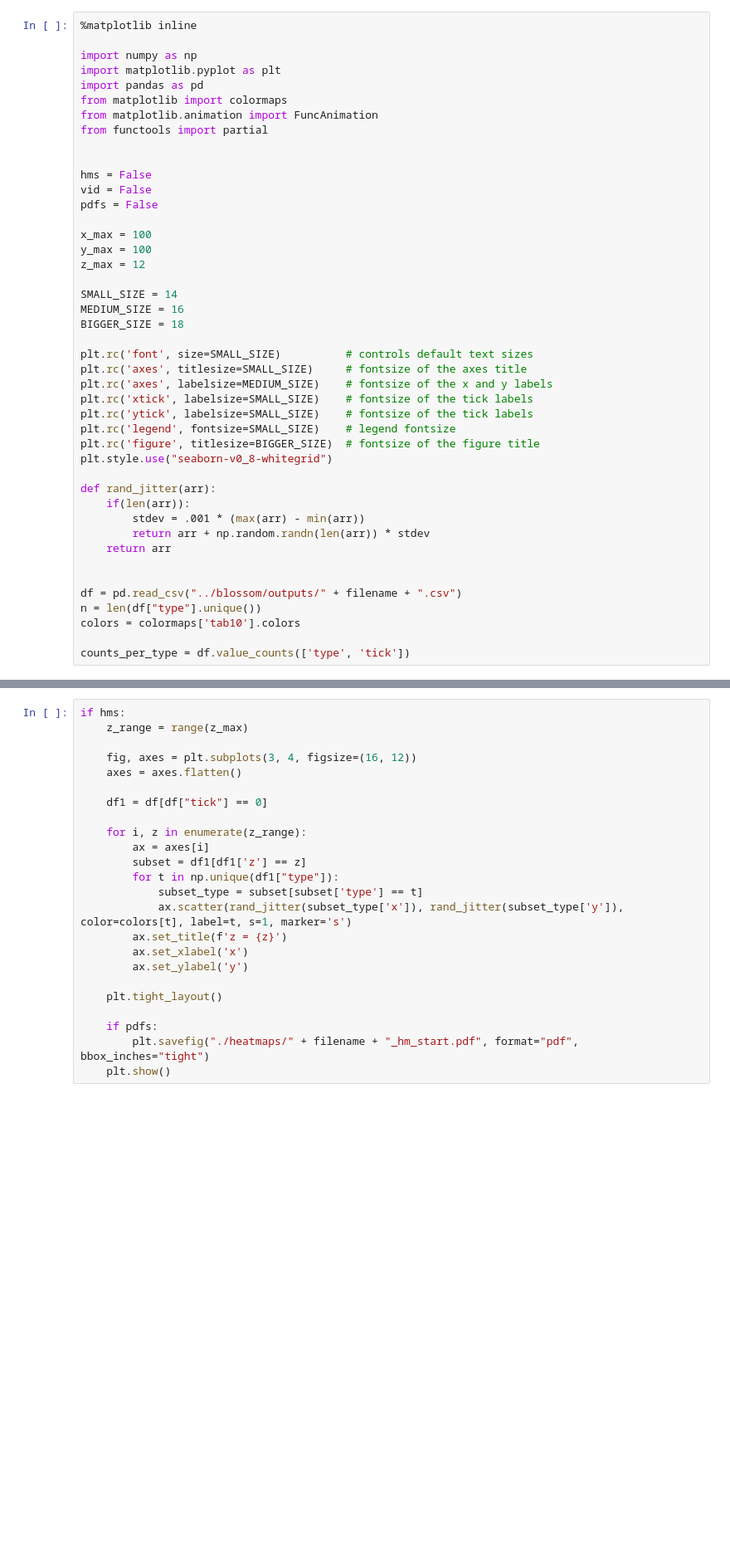
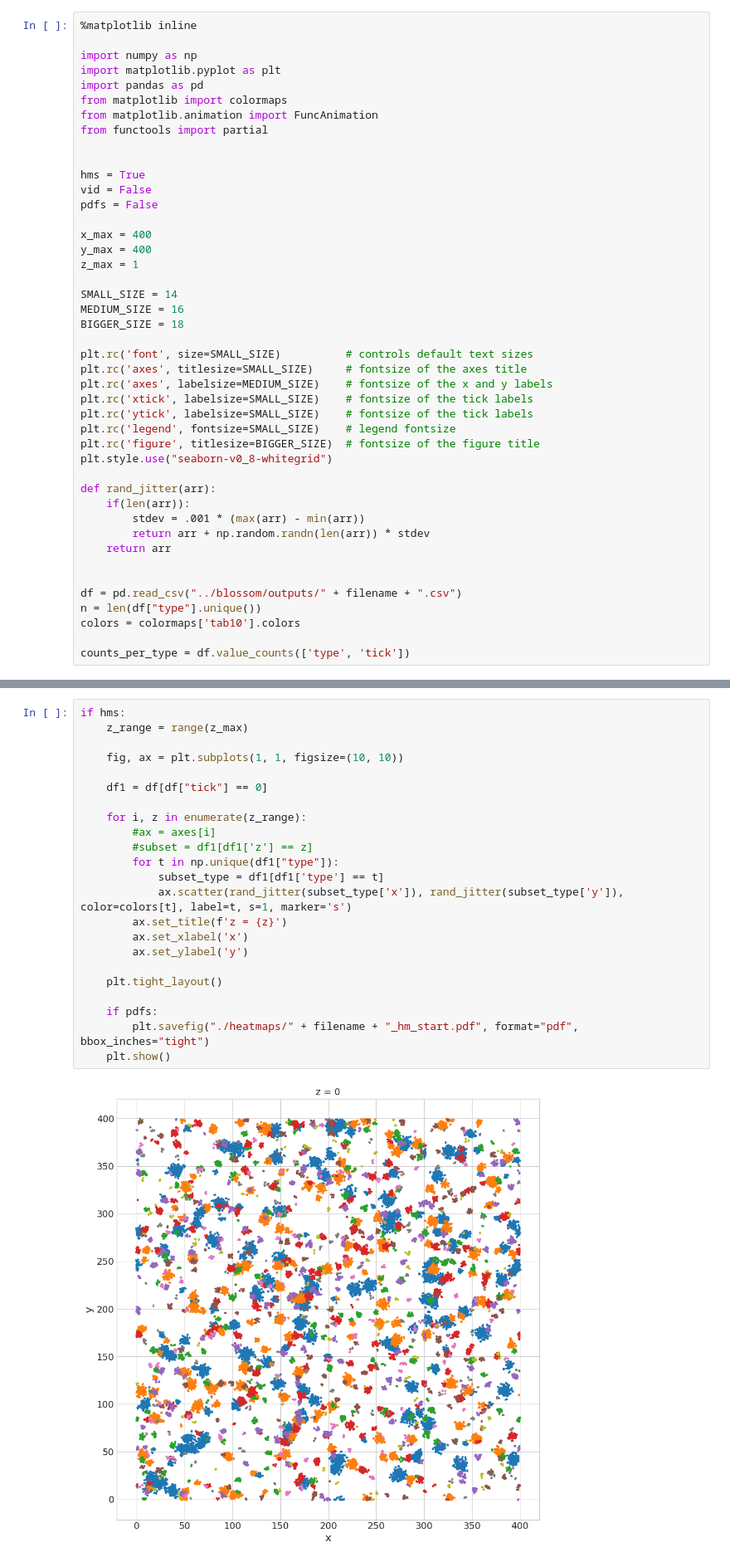
Before and after one commit to timovdk/BLOSSOM, a Jupyter notebook: experiments/viz.ipynb, the cells around one changed output, grey strips where cells are left out. Shown at 83% size. Drawn from its saved outputs; the diff is of its cells as text; blank space fills up the shorter version.

```diff
--- a/experiments/viz.ipynb
+++ b/experiments/viz.ipynb
@@ -11,13 +11,13 @@ from matplotlib.animation import FuncAnimation
 from functools import partial
 
 
-hms = False
+hms = True
 vid = False
 pdfs = False
 
-x_max = 100
-y_max = 100
-z_max = 12
+x_max = 400
+y_max = 400
+z_max = 1
 
 SMALL_SIZE = 14
 MEDIUM_SIZE = 16
@@ -103,27 +103,28 @@ plt.show()
 # %%
 if hms:
     z_range = range(z_max)
 
-    fig, axes = plt.subplots(3, 4, figsize=(16, 12))
-    axes = axes.flatten()
+    fig, ax = plt.subplots(1, 1, figsize=(10, 10))
 
     df1 = df[df["tick"] == 0]
 
     for i, z in enumerate(z_range):
-        ax = axes[i]
-        subset = df1[df1['z'] == z]
+        #ax = axes[i]
+        #subset = df1[df1['z'] == z]
         for t in np.unique(df1["type"]):
-            subset_type = subset[subset['type'] == t]
+            subset_type = df1[df1['type'] == t]
             ax.scatter(rand_jitter(subset_type['x']), rand_jitter(subset_type['y']), color=colors[t], label=t, s=1, marker='s')
         ax.set_title(f'z = {z}')
         ax.set_xlabel('x')
         ax.set_ylabel('y')
 
     plt.tight_layout()
 
     if pdfs:
         plt.savefig("./heatmaps/" + filename + "_hm_start.pdf", format="pdf", bbox_inches="tight")
     plt.show()
+# %% [output]
+[figure, added]
 # %%
 if hms:
     z_range = range(z_max)
```
Also changed, not shown: parts of 4 cells of this notebook.
